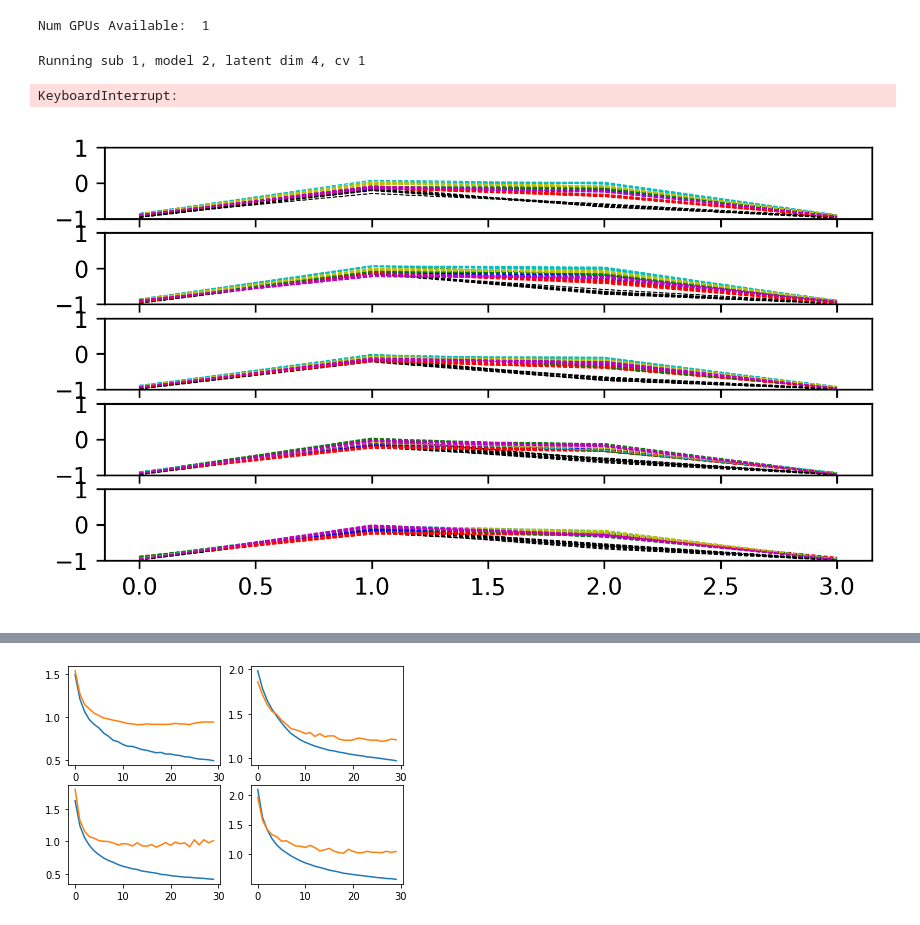
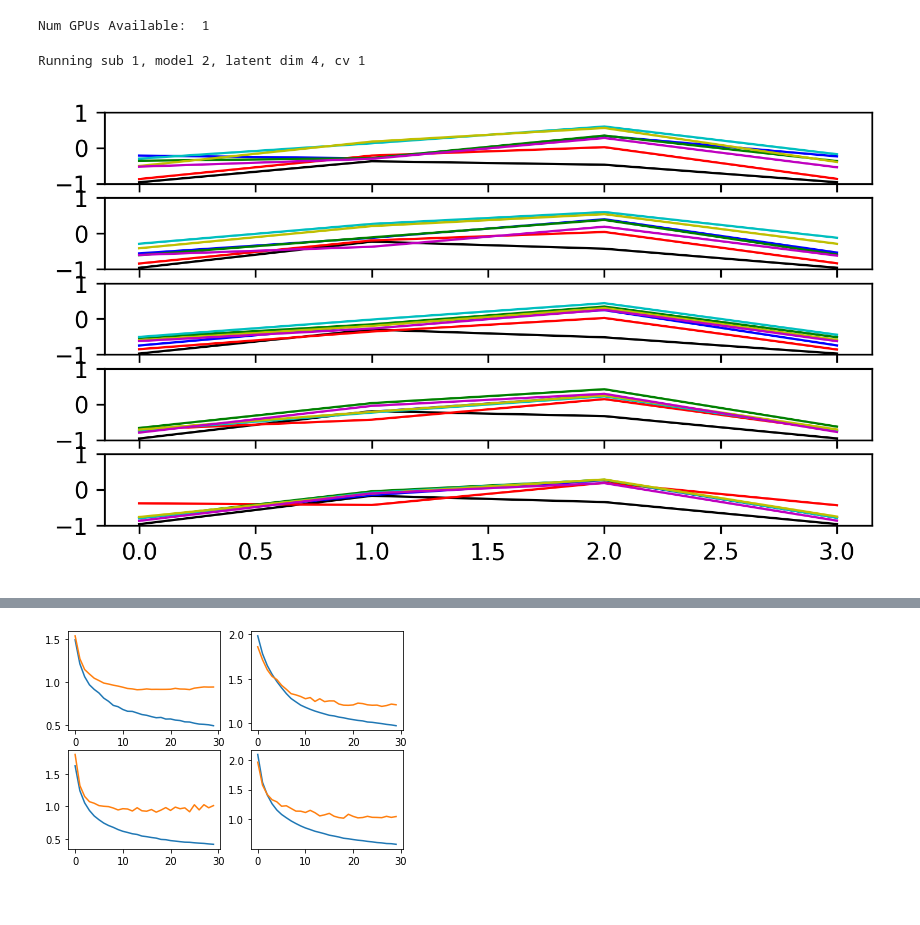
Before and after one commit to yuniteh/latent_rep, a Jupyter notebook: python/loop_main.ipynb, the cells around one changed output, grey strips where cells are left out. Drawn from its saved outputs; the diff is of its cells as text; code cells hidden in the pictures.

```diff
--- a/python/loop_main.ipynb
+++ b/python/loop_main.ipynb
@@ -20,38 +20,31 @@ i = 0
 
 for sub_i in range(1,2):
     lat = 4
-    temp_acc, temp_val, file_name,clf_in,x_in,y_train,scaler,dec_out = lp.loop_cv(raw, params, sub_type, n_train='fullgaussflat4', load=True, train_scale=5, epochs= 30, batch_size = 128, sparsity=True,dt='cv',feat_type='feat',noise=False, latent_dim=lat,sub=sub_i,mod = ['svae'])
+    temp_acc, temp_val, file_name,clf_in,x_in,y_train,scaler,dec_out = lp.loop_cv(raw, params, sub_type, n_train='fullgaussflat4', load=True, train_scale=5, epochs= 30, batch_size = 128, sparsity=True,dt='cv',feat_type='feat',noise=False, latent_dim=lat,sub=sub_i,mod = 'gen')
     last_acc[sub_i-1,i,:] = np.nanmean(temp_acc,axis=0)
     last_val[sub_i-1,i,:] = np.nanmean(temp_val,axis=0)
     i += 1
 # %% [output]
 Running sub 1, model 2, latent dim 4, cv 1
-KeyboardInterrupt:
 # %%
 plt.rcParams['figure.dpi'] = 300
 col = ['k','b','r','g','c','y','m']
 fig = plt.figure()
 ch_max = x_in.shape[1]
 cl_max = y_train.shape[1]
 test = y_train[:,1]==1
 for i in range(0,ch_max-1):
     ax = plt.subplot(6,1,i+1)
     for cl in range(7):
         x_cl = x_in[y_train[:,cl]==1,i,:]
         ind = clf_in==cl
         # for x_all in range(0,x_cl.shape[0]//6):
-        # ax.plot(np.mean(x_cl[:x_cl.shape[0]//6],axis=0),col[cl],linewidth=1)
+        ax.plot(np.mean(x_cl[:x_cl.shape[0]//6],axis=0),col[cl],linewidth=1)
         # for rep in range(0,10):
-        ax.plot(np.transpose(dec_out[ind,i,:,0]),col[cl],linewidth=.5,linestyle='--')
-    # x_cl = x_in[y_train[:,1]==5,i,:]
-    # for cl in range(0,3):
-    #     ax.plot(dec_out[1+(cl*cl_max),i-1,:,0],'y',linewidth=.5)
-    # x_cl = x_in[y_train[:,0]==1,i,:]
-    # for x_all in range(0,20):
-    #     ax.plot(x_cl[x_all],'r',linewidth=.5)
+        # ax.plot(np.mean(np.transpose(dec_out[ind,i,:,0]),axis=1),col[cl],linewidth=.5,linestyle='--')
     ax.set_ylim([-1,1])
 # %% [output]
-[figure, old version]
+[figure, new version]
 # %%
 ave_acc = np.nanmean(last_acc,axis=0)
 ave_va = np.nanmean(last_val,axis=0)
```
